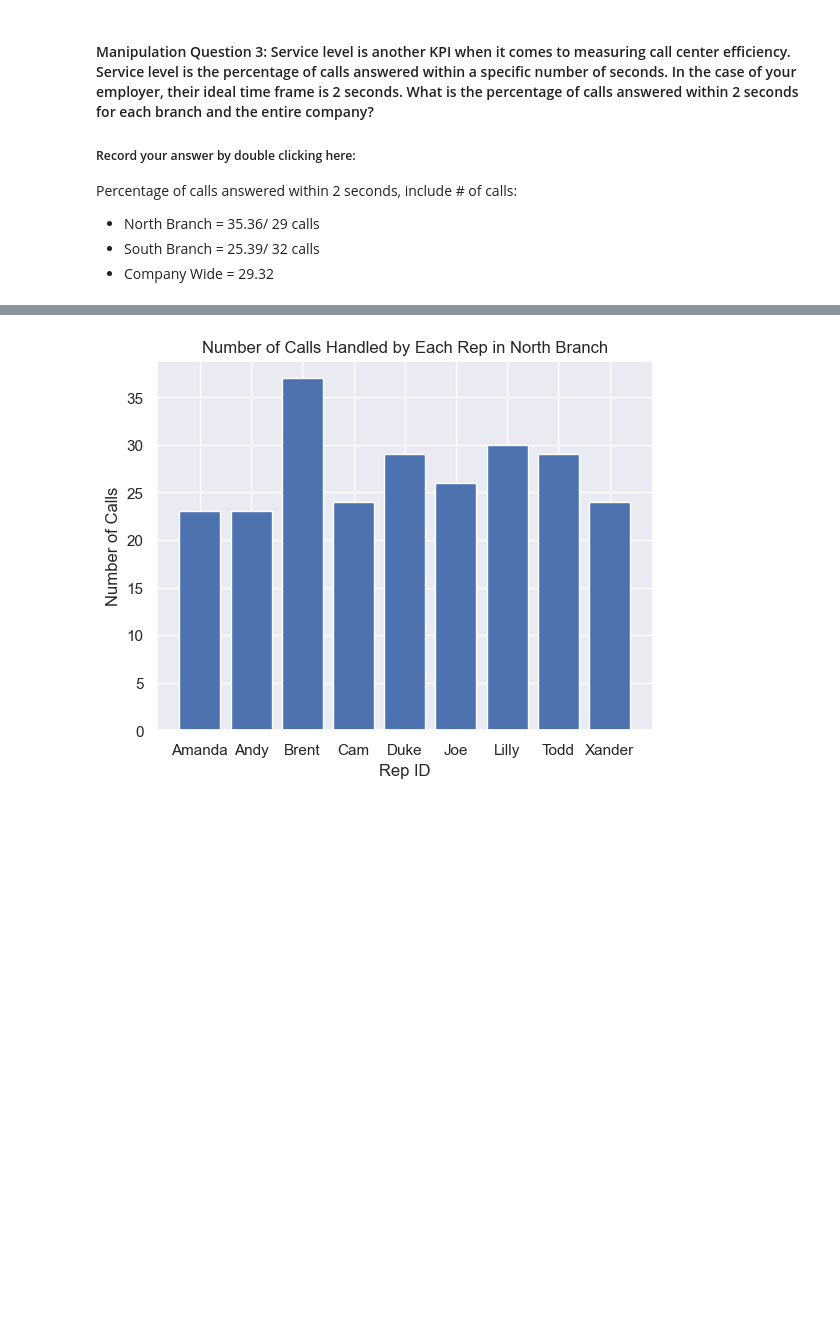
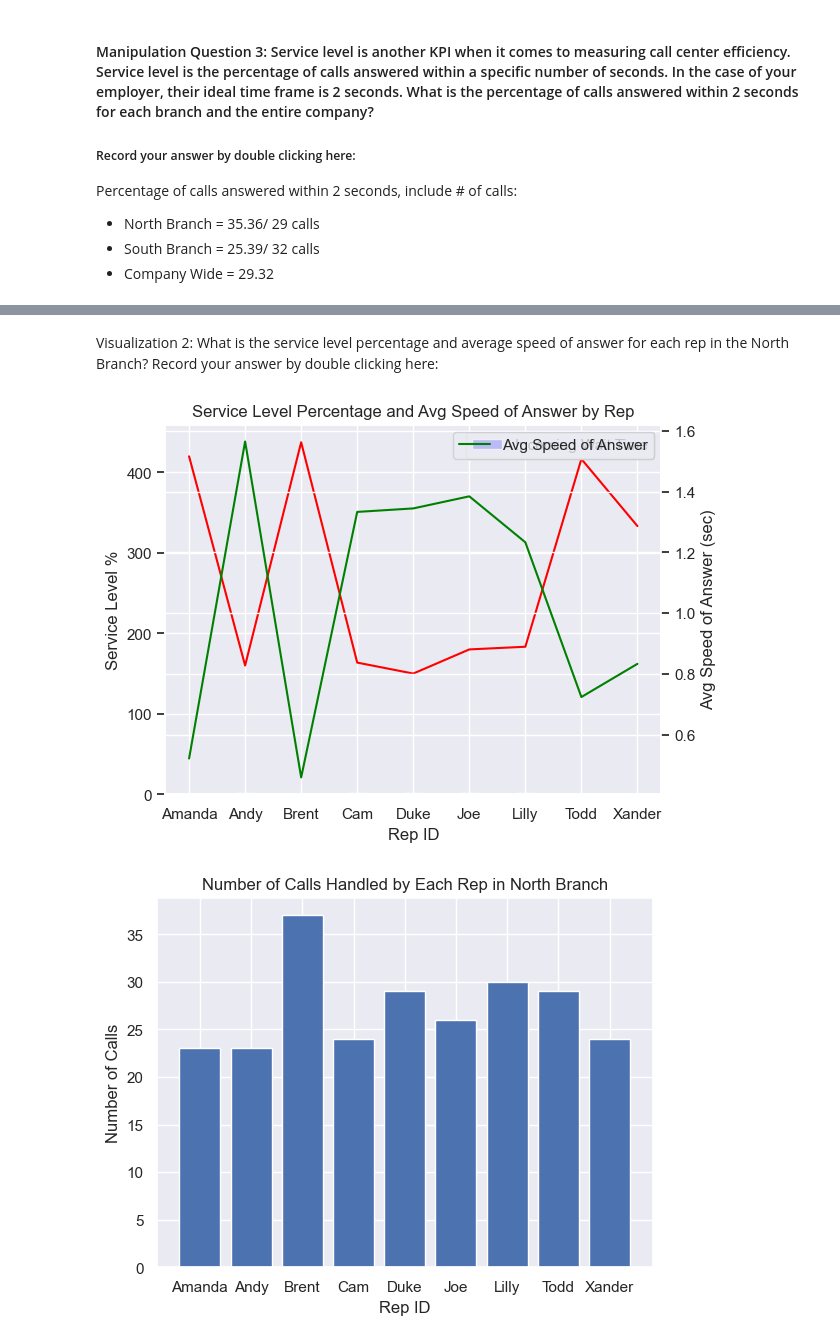
Before and after one commit to farasaidi/call-center-cleanup-assignment, a Jupyter notebook: Call_Center_Cleanup.ipynb, the cells around one changed output, grey strips where cells are left out. Drawn from its saved outputs; the diff is of its cells as text; code cells hidden in the pictures; blank space fills up the shorter version.

```diff
--- a/Call_Center_Cleanup.ipynb
+++ b/Call_Center_Cleanup.ipynb
@@ -442,3 +426,57 @@ plt.show()
+# %% [markdown]
+Visualization 2: What is the service level percentage and average speed of answer for each rep in the North Branch?
+Record your answer by double clicking here:
+# %%
+north_plt = north_df.groupby("Rep ID")["Incoming Wait Time"].mean().to_frame().reset_index()
+
+# Finding each Rep's Personal Service Level Percentage.  Basically, Calls within 2 secs / total calls
+
+# Table 1: Total Incoming calls less than 2 seconds grouped by Rep
+quick_calls = north_df[north_df["Incoming Wait Time"] <= 2.0]
+quick_reps = quick_calls[["Rep ID", "Calls"]]
+quick_stats = quick_reps.groupby(["Rep ID"]).sum()  # Final Table
+
+
+# Table 2: Total Incoming Calls Only grouped by Rep
+total_calls_in = north_df[north_df["Incoming or Outgoing"] == "Incoming"]
+rep_calls = total_calls_in[["Rep ID", "Calls"]]
+total_stats = rep_calls.groupby(["Rep ID"]).sum() # Final Table
+
+#  Table 3: Service Level Percentage created via merge
+service_level = pd.merge(quick_stats, total_stats, on = "Rep ID")
+
+# Create Percentage Column in Table 3
+service_level["Service Level %"] = service_level["Calls_x"]/service_level["Calls_y"] * 100
+
+
+fig, ax1 = plt.subplots()
+ax2 = ax1.twinx()
+
+# set the width of the bars
+bar_width = 0.35
+
+# plot the incoming wait time as a bar chart
+north_plt.plot(kind="bar", x="Rep ID", y="Incoming Wait Time", color="blue", ax=ax1, width=bar_width, label="Incoming Wait Time")
+
+# plot the service level percentage as a line chart
+service_level["Service Level %"].plot(kind="line", x="Rep ID", y="Service Level %", color="red", ax=ax1, label="Service Level %")
+
+# plot the average speed of answer as a line chart on the twin y-axis
+north_plt.plot(kind="line", x="Rep ID", y="Incoming Wait Time", color="green", ax=ax2, label="Avg Speed of Answer")
+
+# set the chart title and labels for x-axis and y-axis
+plt.title("Service Level Percentage and Avg Speed of Answer by Rep")
+ax1.set_xlabel("Rep ID")
+ax1.set_ylabel("Service Level %")
+ax2.set_ylabel("Avg Speed of Answer (sec)")
+
+# rotate the x-axis labels for better visibility
+plt.xticks(rotation=45)
+
+# show the chart
+plt.show()
+# %% [output]
+[figure, added]
 # %%
 import matplotlib.pyplot as plt
 
```
Also changed, not shown: parts of 23 cells of this notebook.
